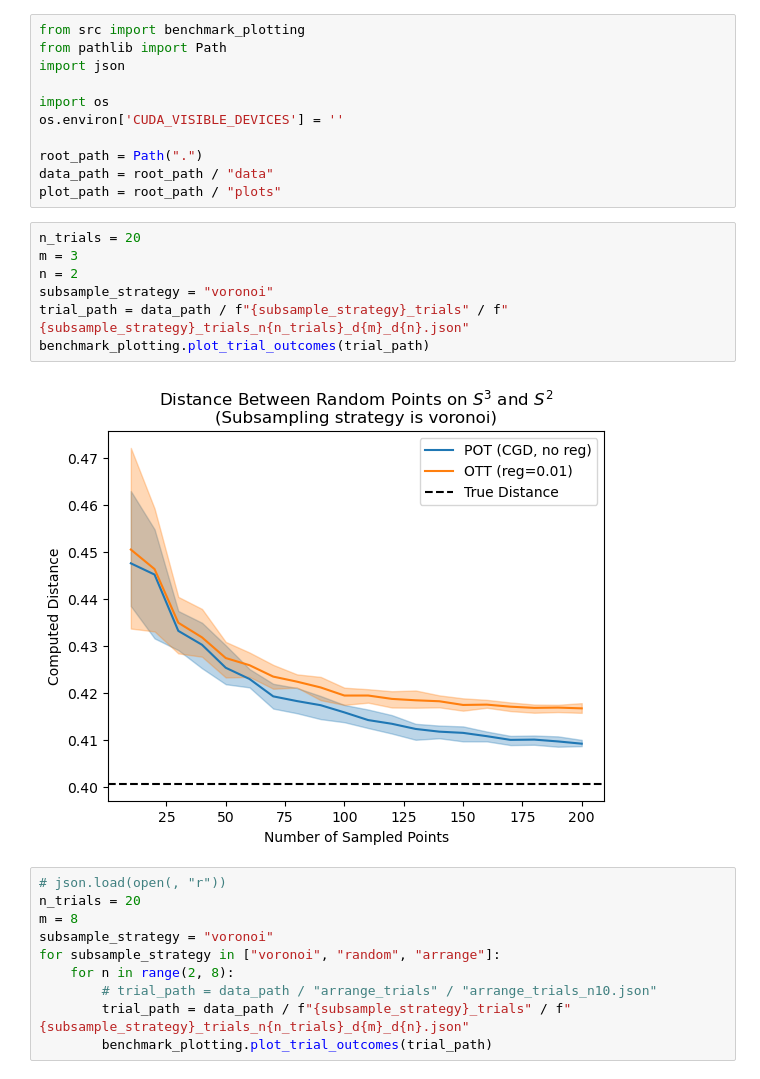
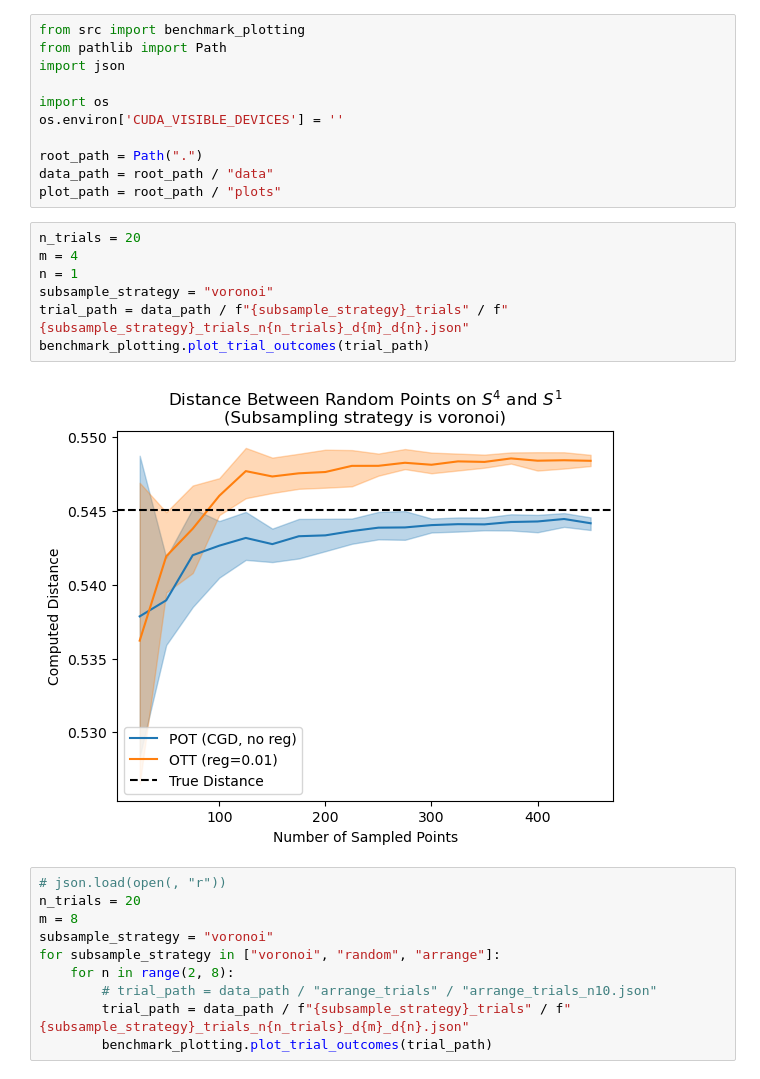
Before and after one commit to Daniel-Packer/gw-between-spheres, a Jupyter notebook: notebooks/benchmark_plotting.ipynb, the cells around one changed output. Drawn from its saved outputs; the diff is of its cells as text.

```diff
--- a/notebooks/benchmark_plotting.ipynb
+++ b/notebooks/benchmark_plotting.ipynb
@@ -17,13 +17,13 @@ data_path = root_path / "data"
 plot_path = root_path / "plots"
 # %%
 n_trials = 20
-m = 3
-n = 2
+m = 4
+n = 1
 subsample_strategy = "voronoi"
 trial_path = data_path / f"{subsample_strategy}_trials" / f"{subsample_strategy}_trials_n{n_trials}_d{m}_d{n}.json"
 benchmark_plotting.plot_trial_outcomes(trial_path)
 # %% [output]
-[figure, old version]
+[figure, new version]
 # %%
 # json.load(open(, "r"))
 n_trials = 20
```
Also changed, not shown: 8 other files.
